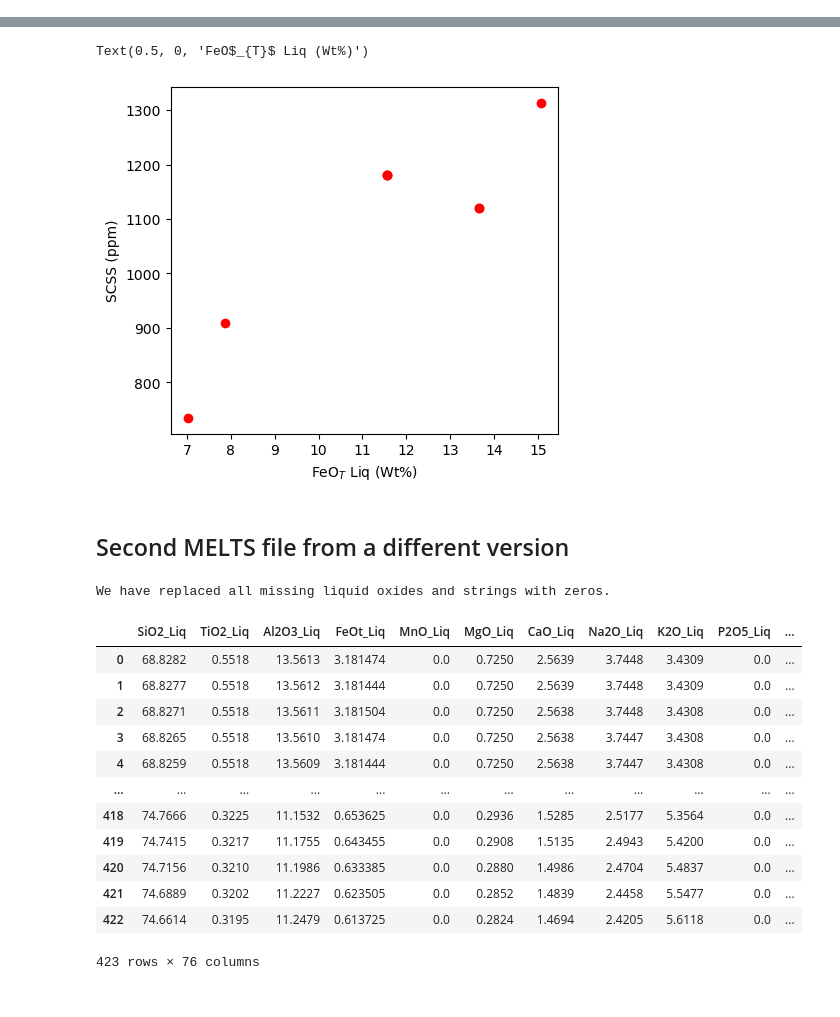
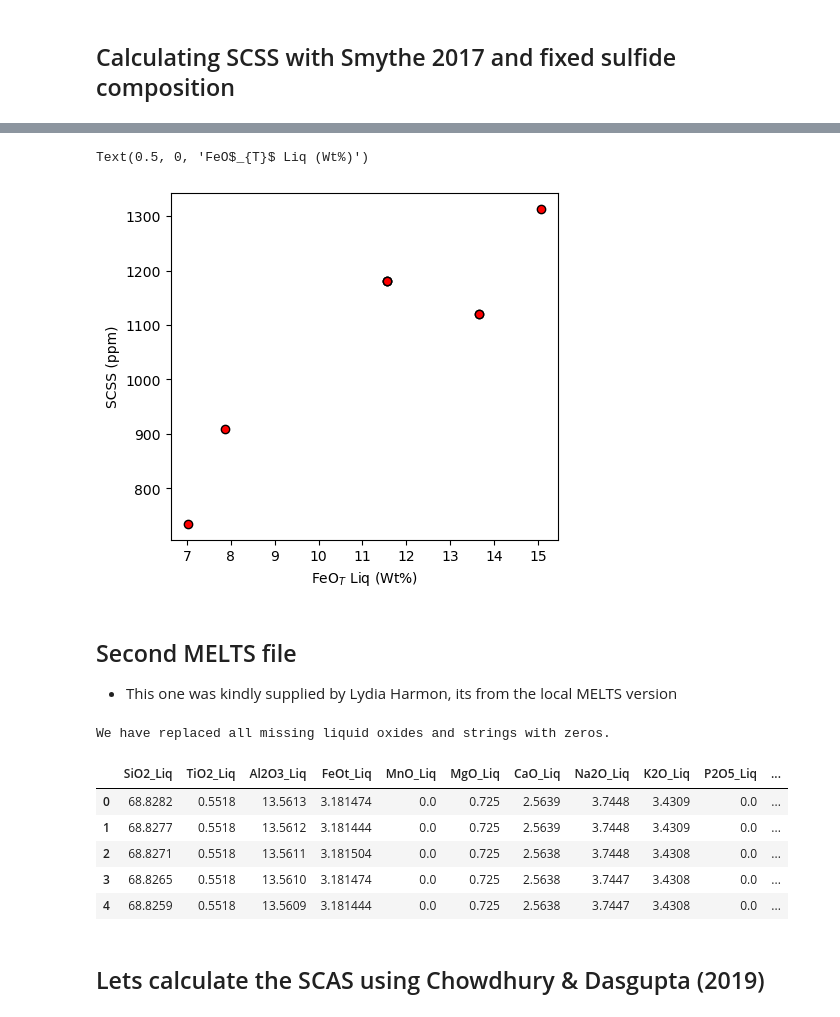
Before and after one commit to PennyWieser/PySulfSat, a Jupyter notebook: docs/Examples/Data_Input/Importing_MeltsTBL.ipynb, the cells around one changed output, grey strips where cells are left out. Cells and saved outputs as stored; diff of their text form; code cells hidden in the pictures.

```diff
--- a/docs/Examples/Data_Input/Importing_MeltsTBL.ipynb
+++ b/docs/Examples/Data_Input/Importing_MeltsTBL.ipynb
@@ -26,3 +31,5 @@ plt.plot(df_out['CaO_Liq'], df_out['TiO2_Liq'], 'or')
+# %% [markdown]
+## Calculating SCSS with Smythe 2017 and fixed sulfide composition
 # %%
 Smythe_CalcSulf=ss.calculate_S2017_SCSS(df=df_out, T_K=df_out['T_K'],
 P_kbar=df_out['P_kbar'], Fe_FeNiCu_Sulf=0.65,
@@ -41,31 +48,27 @@ You havent entered a value for Ni_FeNiCu_Sulf and Cu_FeNiCu_Sulf so we cant calc
 # %%
 fig, (ax1) = plt.subplots(1, 1, figsize=(5,4.5), sharey=True)
 ax1.plot(Smythe_CalcSulf['FeOt_Liq'], Smythe_CalcSulf['SCSS_ideal_ppm_Smythe2017'],
-         'or')
+         'ok', mfc='red')
 
 ax1.set_ylabel('SCSS (ppm)')
 ax1.set_xlabel('FeO$_{T}$ Liq (Wt%)')
 # %% [output]
 Text(0.5, 0, 'FeO$_{T}$ Liq (Wt%)')
-[figure, old version]
+[figure, new version]
 # %% [markdown]
-## Second MELTS file from a different version
+## Second MELTS file
+- This one was kindly supplied by Lydia Harmon, its from the local MELTS version
 # %%
 df_out2=ss.import_data('melts-liquid_HarmonExample.tbl', MELTS=True)
-df_out2
+df_out2.head()
 # %% [output]
 We have replaced all missing liquid oxides and strings with zeros.
 |  | SiO2_Liq | TiO2_Liq | Al2O3_Liq | FeOt_Liq | MnO_Liq | MgO_Liq | CaO_Liq | Na2O_Liq | K2O_Liq | P2O5_Liq | ... |
-| 0 | 68.8282 | 0.5518 | 13.5613 | 3.181474 | 0.0 | 0.7250 | 2.5639 | 3.7448 | 3.4309 | 0.0 | ... |
-| 1 | 68.8277 | 0.5518 | 13.5612 | 3.181444 | 0.0 | 0.7250 | 2.5639 | 3.7448 | 3.4309 | 0.0 | ... |
-| 2 | 68.8271 | 0.5518 | 13.5611 | 3.181504 | 0.0 | 0.7250 | 2.5638 | 3.7448 | 3.4308 | 0.0 | ... |
-| 3 | 68.8265 | 0.5518 | 13.5610 | 3.181474 | 0.0 | 0.7250 | 2.5638 | 3.7447 | 3.4308 | 0.0 | ... |
-| 4 | 68.8259 | 0.5518 | 13.5609 | 3.181444 | 0.0 | 0.7250 | 2.5638 | 3.7447 | 3.4308 | 0.0 | ... |
-| ... | ... | ... | ... | ... | ... | ... | ... | ... | ... | ... | ... |
-| 418 | 74.7666 | 0.3225 | 11.1532 | 0.653625 | 0.0 | 0.2936 | 1.5285 | 2.5177 | 5.3564 | 0.0 | ... |
-| 419 | 74.7415 | 0.3217 | 11.1755 | 0.643455 | 0.0 | 0.2908 | 1.5135 | 2.4943 | 5.4200 | 0.0 | ... |
-| 420 | 74.7156 | 0.3210 | 11.1986 | 0.633385 | 0.0 | 0.2880 | 1.4986 | 2.4704 | 5.4837 | 0.0 | ... |
-| 421 | 74.6889 | 0.3202 | 11.2227 | 0.623505 | 0.0 | 0.2852 | 1.4839 | 2.4458 | 5.5477 | 0.0 | ... |
-| 422 | 74.6614 | 0.3195 | 11.2479 | 0.613725 | 0.0 | 0.2824 | 1.4694 | 2.4205 | 5.6118 | 0.0 | ... |
+| 0 | 68.8282 | 0.5518 | 13.5613 | 3.181474 | 0.0 | 0.725 | 2.5639 | 3.7448 | 3.4309 | 0.0 | ... |
+| 1 | 68.8277 | 0.5518 | 13.5612 | 3.181444 | 0.0 | 0.725 | 2.5639 | 3.7448 | 3.4309 | 0.0 | ... |
+| 2 | 68.8271 | 0.5518 | 13.5611 | 3.181504 | 0.0 | 0.725 | 2.5638 | 3.7448 | 3.4308 | 0.0 | ... |
+| 3 | 68.8265 | 0.5518 | 13.5610 | 3.181474 | 0.0 | 0.725 | 2.5638 | 3.7447 | 3.4308 | 0.0 | ... |
+| 4 | 68.8259 | 0.5518 | 13.5609 | 3.181444 | 0.0 | 0.725 | 2.5638 | 3.7447 | 3.4308 | 0.0 | ... |
-423 rows × 76 columns
+# %% [markdown]
+## Lets calculate the SCAS using Chowdhury & Dasgupta (2019)
 # %%
```
Also changed, not shown: parts of 9 cells of this notebook, 12 other files.
